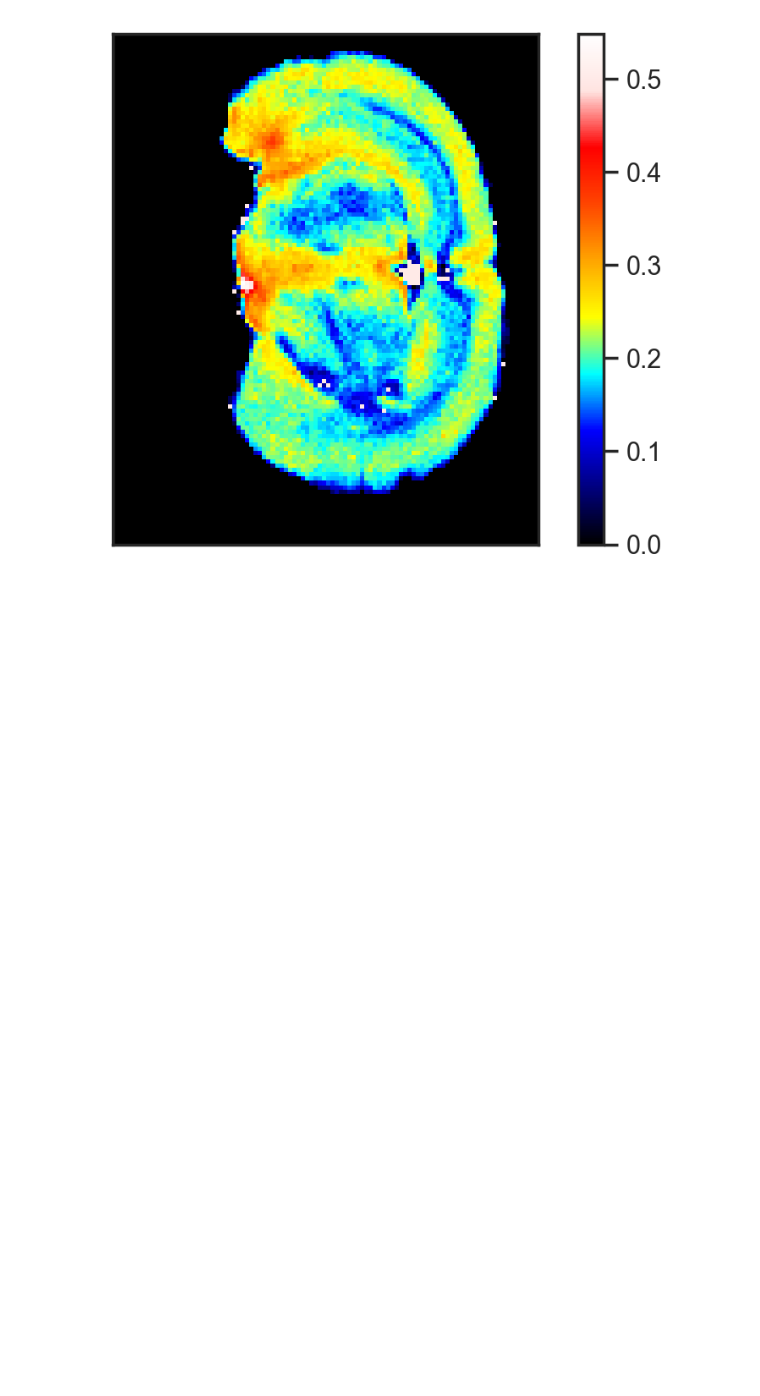
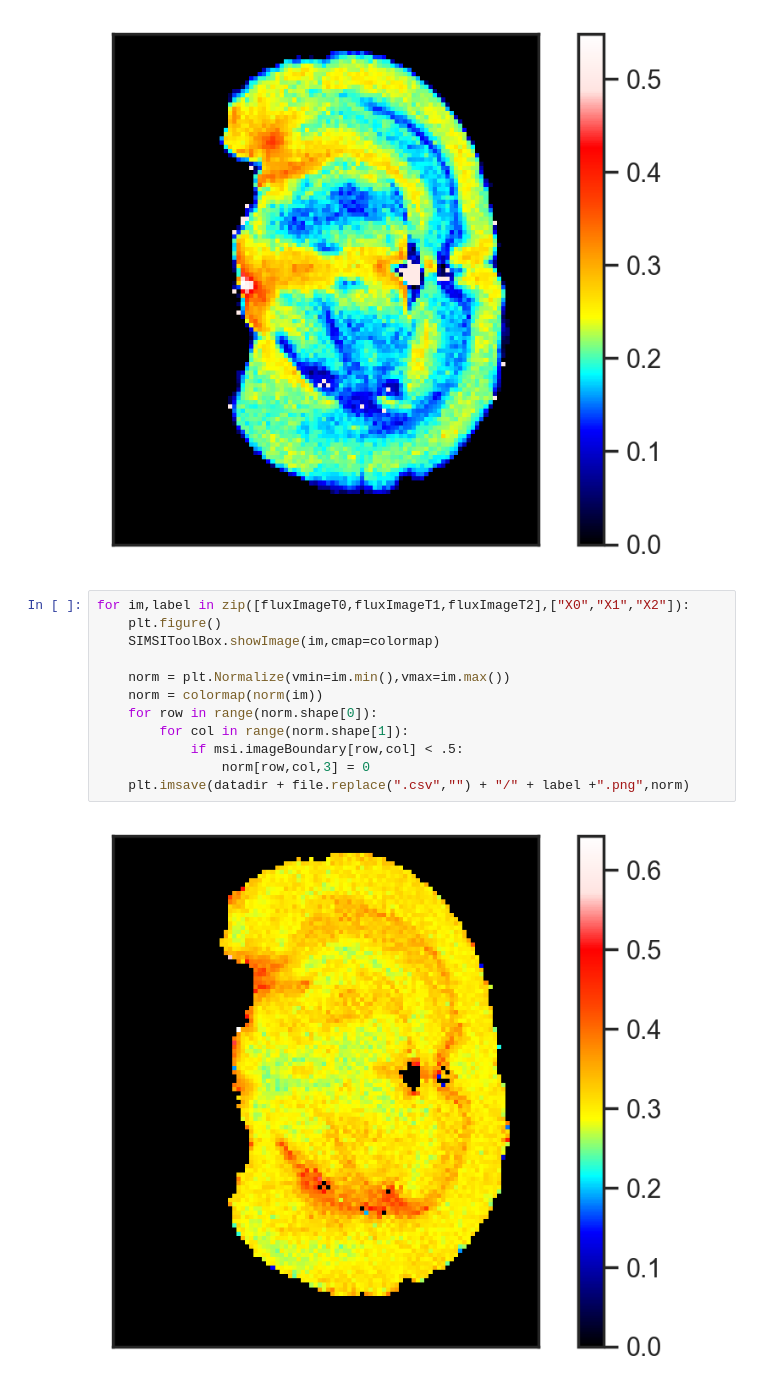
Before and after one commit to e-stan/imaging, a Jupyter notebook: notebooks/Figure4.ipynb, the cells around one changed output. Saved outputs shown, nothing was run; the diff lists cells and outputs as text; blank space fills up the shorter version.

```diff
--- a/notebooks/Figure4.ipynb
+++ b/notebooks/Figure4.ipynb
@@ -324,3 +471,17 @@ for row in range(norm.shape[0]):
 plt.imsave(datadir + file.replace(".csv","") + "/gt.png",norm)
 # %% [output]
 [figure]
+# %%
+for im,label in zip([fluxImageT0,fluxImageT1,fluxImageT2],["X0","X1","X2"]):
+    plt.figure()
+    SIMSIToolBox.showImage(im,cmap=colormap)
+
+    norm = plt.Normalize(vmin=im.min(),vmax=im.max())
+    norm = colormap(norm(im))
+    for row in range(norm.shape[0]):
+        for col in range(norm.shape[1]):
+            if msi.imageBoundary[row,col] < .5:
+                norm[row,col,3] = 0
+    plt.imsave(datadir + file.replace(".csv","") + "/" + label +".png",norm)
+# %% [output]
+[figure, added]
```
Also changed, not shown: parts of 9 cells of this notebook, 1 other file.
